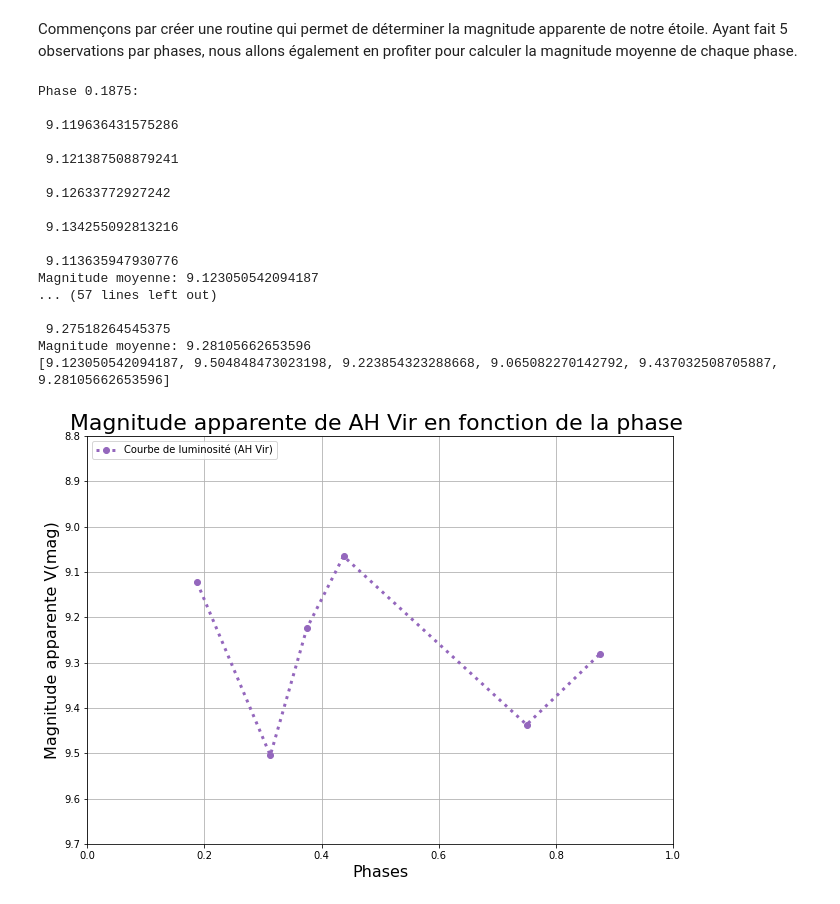
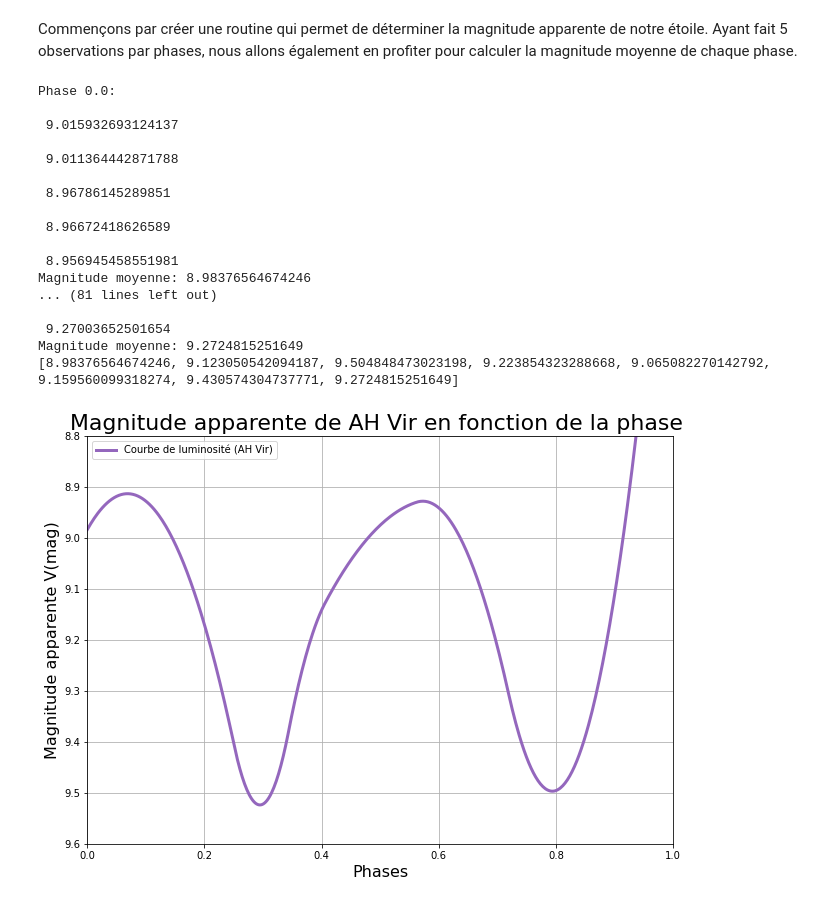
Before and after one commit to ilahmaid/Stage-Astro-2020, a Jupyter notebook: Stage_observations.ipynb, the cells around one changed output. Cells and saved outputs as stored; diff of their text form; code cells hidden in the pictures.

Commit message:
Add files via upload
Graphe Full HD

```diff
--- a/Stage_observations.ipynb
+++ b/Stage_observations.ipynb
@@ -32,58 +35,65 @@ def mag_finder(Fvir,Fcomp,phases):
         print("Magnitude moyenne:",Means[i])                   #Nous retournons enfin chaque moyenne
     return(Means)
 # %%
-Fvir = [[98716.0, 98713.0, 97501.0, 97782.0, 98348.0],
+Fvir = [[108270.0, 107773.0, 112423.0, 111360.0, 113026.0],
+        [98716.0, 98713.0, 97501.0, 97782.0, 98348.0],
         [71043.0, 70982.0, 72328.0, 71254.0, 71979.0],
         [94836.0, 93492.0, 95705.0, 94759.0, 95687.0],
         [104809.0, 104274.0, 102768.0, 102573.0, 95269.0],
+        [92840.0, 98088.0, 96153.0, 89407.0, 96309.0],
         [72768.0, 72167.0, 72485.0, 71975.0, 72245.0],
         [81503.0, 82357.0, 84309.0, 83274.0, 83617.0]]
 
-Fcomp = [[77668.0, 77791.0, 77187.0, 77976.0, 76952.0],
+Fcomp = [[77425.0, 76746.0, 76913.0, 76106.0, 76552.0],
+         [77668.0, 77791.0, 77187.0, 77976.0, 76952.0],
          [79183.0, 80957.0, 80231.0, 81078.0, 79718.0],
          [80870.0, 83256.0, 82729.0, 82534.0, 81540.0],
          [77798.0, 77951.0, 75128.0, 77109.0, 73263.0],
-         [77798.0, 77951.0, 75128.0, 77109.0, 73263.0],
+         [77267.0, 77459.0, 76059.0, 77475.0, 77463.0],
          [74709.0, 76043.0, 75814.0, 76404.0, 75922.0],
          [75394.0, 75083.0, 74800.0, 75063.0, 75563.0]]
 
-phases = [0.1875, 0.3125, 0.375, 0.4375, 0.75, 0.875]
+phases = [0.0, 0.1875, 0.3125, 0.375, 0.4375, 0.6875, 0.75, 0.875]
 
 M_AHVir = mag_finder(Fvir,Fcomp,phases)
 print(M_AHVir)
 # %% [output]
-Phase 0.1875:
+Phase 0.0:
 
- 9.119636431575286
+ 9.015932693124137
 
- 9.121387508879241
+ 9.011364442871788
 
- 9.12633772927242
+ 8.96786145289851
 
- 9.134255092813216
+ 8.96672418626589
 
- 9.113635947930776
-Magnitude moyenne: 9.123050542094187
-... (57 lines left out)
+ 8.956945458551981
+Magnitude moyenne: 8.98376564674246
+... (81 lines left out)
 
- 9.27518264545375
-Magnitude moyenne: 9.28105662653596
-[9.123050542094187, 9.504848473023198, 9.223854323288668, 9.065082270142792, 9.437032508705887, 9.28105662653596]
+ 9.27003652501654
+Magnitude moyenne: 9.2724815251649
+[8.98376564674246, 9.123050542094187, 9.504848473023198, 9.223854323288668, 9.065082270142792, 9.159560099318274, 9.430574304737771, 9.2724815251649]
 # %%
 Mag, Phases = np.array(M_AHVir), (np.array(phases))
 #sigma=np.array([,])
 #--------------------------------------------------------------------------------- Graphe
-pyplot.figure(figsize=(10.5,7.5))
-pyplot.title('Magnitude apparente de AH Vir en fonction de la phase ', size=22)
-pyplot.xlabel('Phases', size=16)
-pyplot.ylabel('Magnitude apparente V(mag)', size=16)
-pyplot.plot(Phases,Mag, ":o", label='Courbe de luminosité (AH Vir)',
+PhasesNew = np.linspace(0, 1, 500)
+spl = make_interp_spline(Phases, Mag, k=2)  # type: BSpline
+function_smooth = spl(PhasesNew)
+
+plt.figure(figsize=(10.5,7.5))
+plt.title('Magnitude apparente de AH Vir en fonction de la phase ', size=22)
+plt.xlabel('Phases', size=16)
+plt.ylabel('Magnitude apparente V(mag)', size=16)
+plt.plot(PhasesNew,function_smooth, "-", label='Courbe de luminosité (AH Vir)',
             color='C4', linewidth=3)
-#pyplot.errorbar(Phases,Mag,xerr=0,yerr=sigma, label='Erreurs',
+#plt.errorbar(Phases,Mag,xerr=0,yerr=sigma, label='Erreurs',
 #            color='C0', linestyle='' ,linewidth=2)
-pyplot.legend(loc='upper left')
-pyplot.xlim(0.,1.)
-pyplot.ylim(9.7,8.800)
-pyplot.grid()
+plt.legend(loc='upper left')
+plt.xlim(0.,1.)
+plt.ylim(9.6,8.8)
+plt.grid()
 # %% [output]
-[figure, old version]
+[figure, new version]
```
Also changed, not shown: parts of 1 cell of this notebook.
